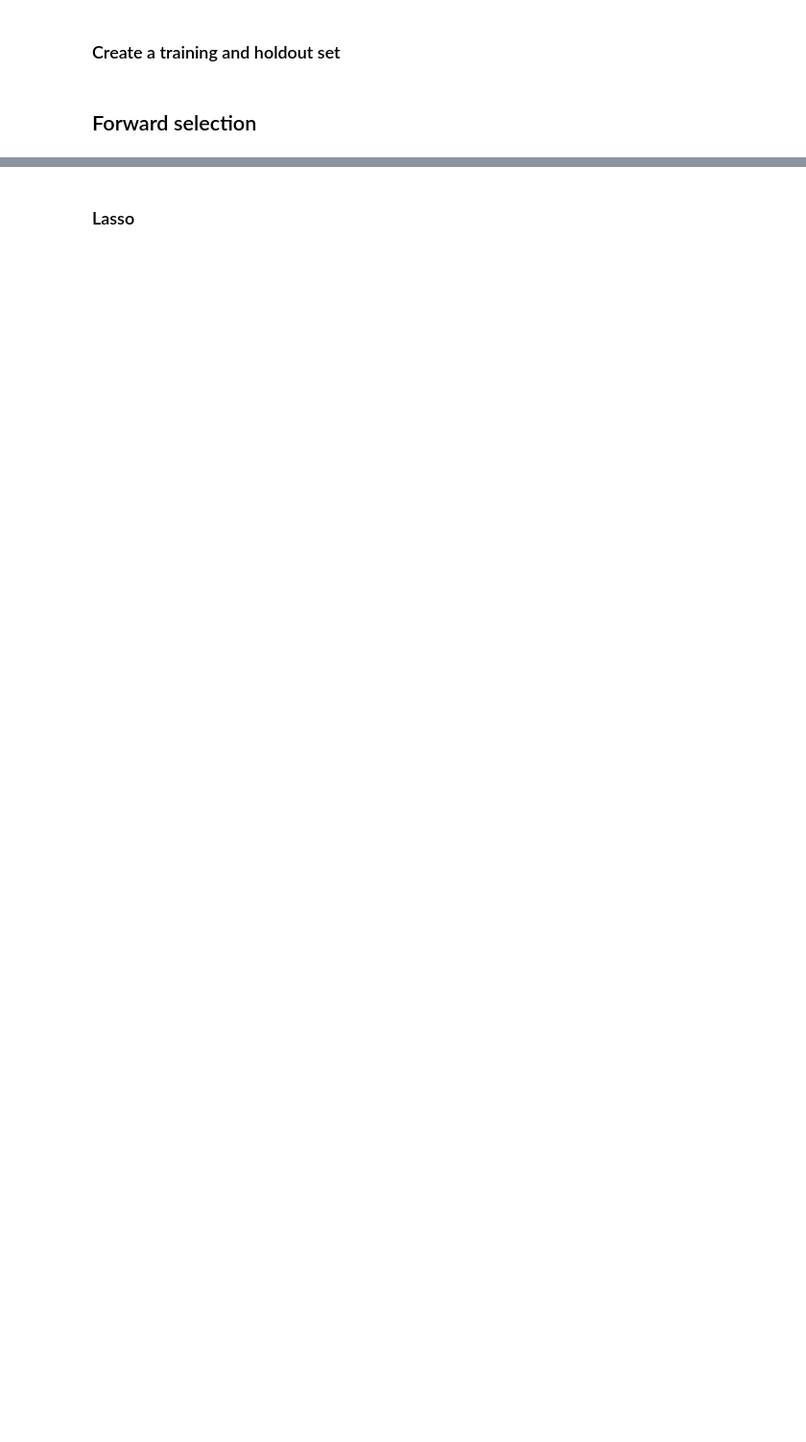
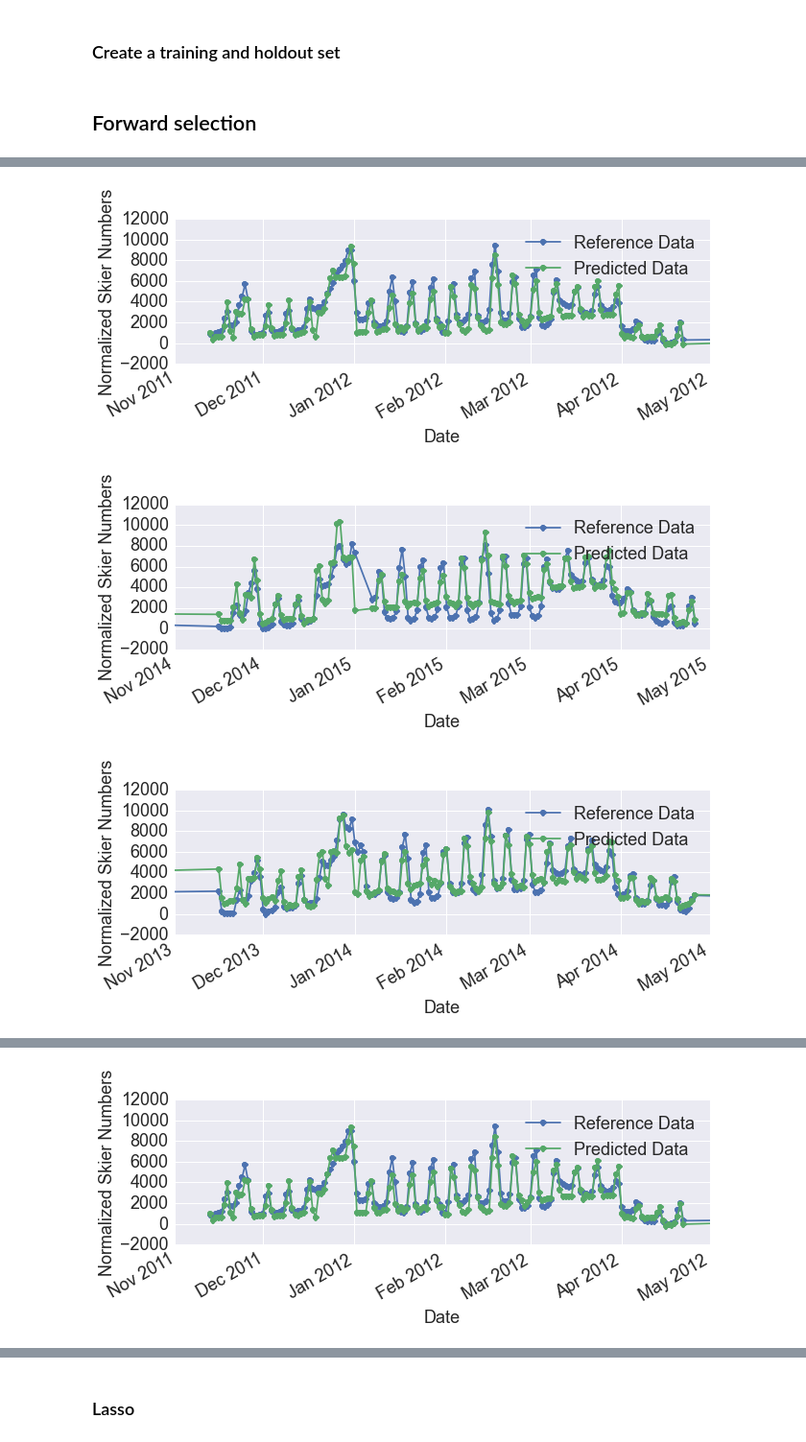
Before and after one commit to balmandhunter/ski_in_solitude, a Jupyter notebook: crowd_model.ipynb, the cells around one changed output, grey strips where cells are left out. Shown at 96% size. Cells and saved outputs as stored; diff of their text form; code cells hidden in the pictures; blank space fills up the shorter version.

```diff
--- a/crowd_model.ipynb
+++ b/crowd_model.ipynb
@@ -64,9 +64,9 @@ df.basedepth.plot(linestyle='', marker='o')
 # %% [markdown]
 ### Create a training and holdout set
 # %%
-#df_tr = pd.concat([df.ix[datetime.datetime(2011,11,1):datetime.datetime(2012,5,1)],df.ix[datetime.datetime(2013,11,1):datetime.datetime(2015,5,1)]], axis=0)
-df_tr = df.ix[datetime.datetime(2011,11,1):datetime.datetime(2014,5,1)]
-df_h = df.ix[datetime.datetime(2014,12,1):datetime.datetime(2015,5,1)]
+df_tr = pd.concat([df.ix[datetime.datetime(2011,11,1):datetime.datetime(2012,5,1)],df.ix[datetime.datetime(2013,11,1):datetime.datetime(2015,5,1)]], axis=0)
+#df_tr = df.ix[datetime.datetime(2011,11,1):datetime.datetime(2014,5,1)]
+df_h = df.ix[datetime.datetime(2012,11,1):datetime.datetime(2013,5,1)]
 df_fut = df.ix[datetime.datetime(2011,5,1):]
 # %% [markdown]
 ## Forward selection
@@ -91,4 +91,4 @@ y_tr_apr = df_tr.iloc[apr_pos].skiers
 leave_out = ['day_5', 'midweek', 'day_0', 'xmas', 'day_4', 'day_0', 'spring_break']
 features_input = [f for f in features if f not in leave_out]
 # %%
-fs_features, RMSE = forward_selection_lodo(lin_regr, X_tr, y_tr, 50, features_input, y_tr_mar, y_tr_apr, mar_pos, apr_pos)
+fs_features, RMSE = forward_selection_lodo(lin_regr, X_tr, y_tr, 35, features_input, y_tr_mar, y_tr_apr, mar_pos, apr_pos)
@@ -97,15 +117,19 @@ plot_error_vs_features(RMSE, 'none', 'none')
 # %%
-i = 6
-while i < 50:
+i = 25
+while i < 35:
     num_good_feat = i
     df_reg = pd.concat([df_tr.skiers, df_tr[fs_features[0:i]]], axis=1)
     X_tr = df_tr[fs_features[0:i]]
     y_tr = df_tr.skiers.values
     mdl = lin_regr.fit(X_tr, y_tr)
     cv_pred = cross_val_predict(lin_regr, X_tr, y_tr, cv = 10)
     df_reg['pred'] = cv_pred
-    plot_fitted_and_ref_vs_time(df_reg, ref_column, ['2011-11-1 00:00:00', '2012-05-1 00:00:00'])
-    plot_fitted_and_ref_vs_time(df_reg, ref_column, ['2012-11-1 00:00:00', '2013-05-1 00:00:00'])
-    plot_fitted_and_ref_vs_time(df_reg, ref_column, ['2013-11-1 00:00:00', '2014-05-1 00:00:00'])
+    plot_fitted_and_ref_vs_time(df_reg, ref_column, ['2011-11-1 00:00:00', '2012-05-1 00:00:00'], 1200, (10,3))
+    plot_fitted_and_ref_vs_time(df_reg, ref_column, ['2014-11-1 00:00:00', '2015-05-1 00:00:00'], 1200, (10,3))
+    plot_fitted_and_ref_vs_time(df_reg, ref_column, ['2013-11-1 00:00:00', '2014-05-1 00:00:00'], 1200, (10,3))
     plot_learning_curve(lin_regr, "Learning Curve- Number of features = " + str(i), df_tr[fs_features[:i]].values, df_tr[ref_column].values, (0,5000000), 5, np.array([0.1, 0.3, 0.5, 0.7, 0.8, 0.85, 0.9, 0.95,0.97, 1.0]))
-    i += 5
+    i += 2
+# %% [output]
+[figure, added]
+[figure, added]
+[figure, added]
@@ -111,0 +137 @@ while i < 50:
+[figure, added]
```
Also changed, not shown: parts of 34 cells of this notebook, 4 other files.
